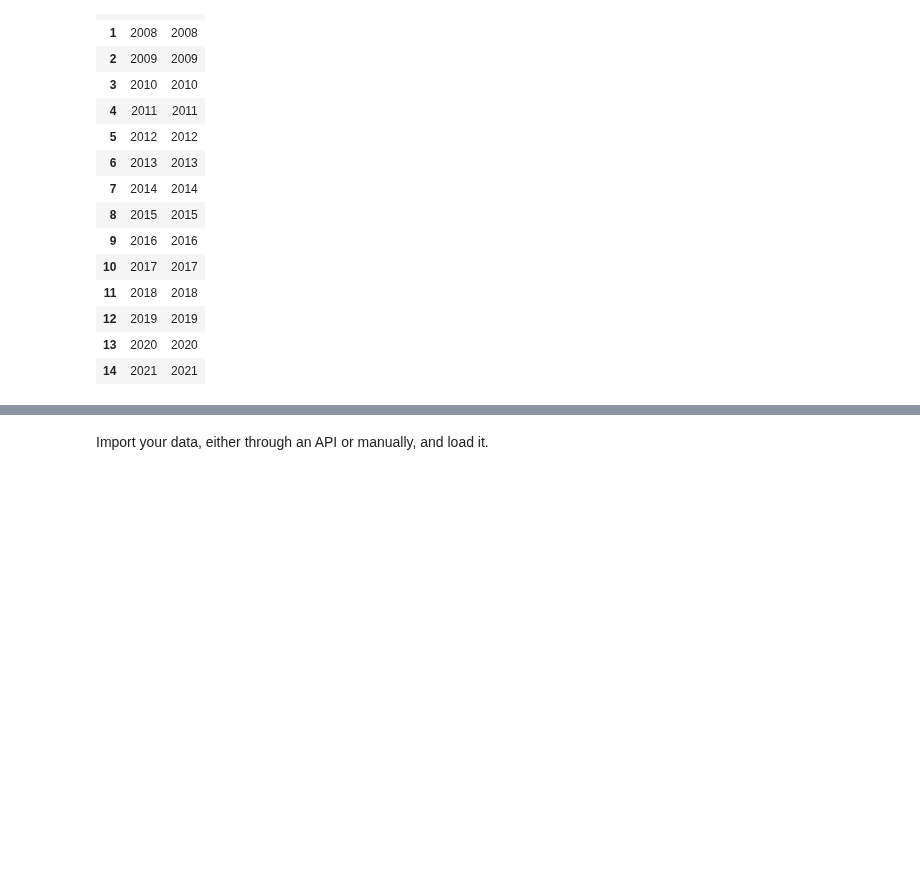
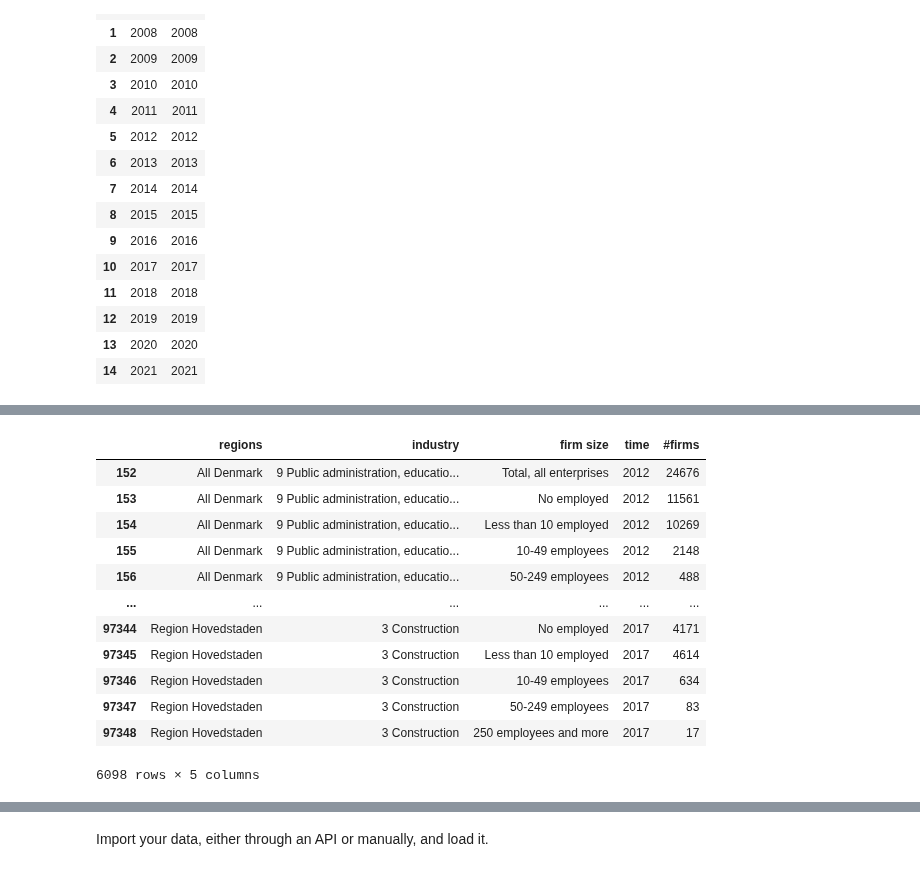
Before and after one commit to NumEconCopenhagen/projects-2024-emil-og-simon, a Jupyter notebook: dataproject/dataproject.ipynb, the cells around one changed output, grey strips where cells are left out. Saved outputs shown, nothing was run; the diff lists cells and outputs as text; code cells hidden in the pictures; blank space fills up the shorter version.

```diff
--- a/dataproject/dataproject.ipynb
+++ b/dataproject/dataproject.ipynb
@@ -121,0 +161,18 @@ Tid:
+# %%
+I = inc_api.regions.str.contains('Region')
+I |= inc_api.regions.str.contains('All Denmark')
+inc_api.loc[I, :]
+# %% [output]
+|  | regions | industry | firm size | time | #firms |
+| 152 | All Denmark | 9 Public administration, educatio... | Total, all enterprises | 2012 | 24676 |
+| 153 | All Denmark | 9 Public administration, educatio... | No employed | 2012 | 11561 |
+| 154 | All Denmark | 9 Public administration, educatio... | Less than 10 employed | 2012 | 10269 |
+| 155 | All Denmark | 9 Public administration, educatio... | 10-49 employees | 2012 | 2148 |
+| 156 | All Denmark | 9 Public administration, educatio... | 50-249 employees | 2012 | 488 |
+| ... | ... | ... | ... | ... | ... |
+| 97344 | Region Hovedstaden | 3 Construction | No employed | 2017 | 4171 |
+| 97345 | Region Hovedstaden | 3 Construction | Less than 10 employed | 2017 | 4614 |
+| 97346 | Region Hovedstaden | 3 Construction | 10-49 employees | 2017 | 634 |
+| 97347 | Region Hovedstaden | 3 Construction | 50-249 employees | 2017 | 83 |
+| 97348 | Region Hovedstaden | 3 Construction | 250 employees and more | 2017 | 17 |
+6098 rows × 5 columns
```
Also changed, not shown: parts of 17 cells of this notebook.
